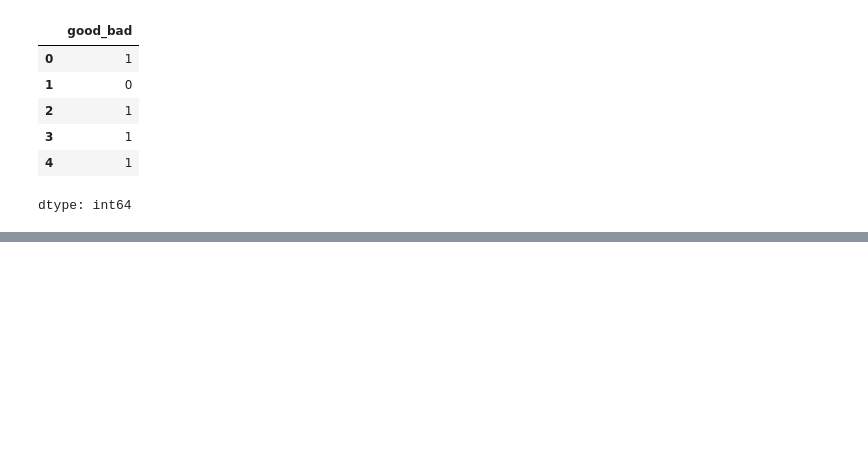
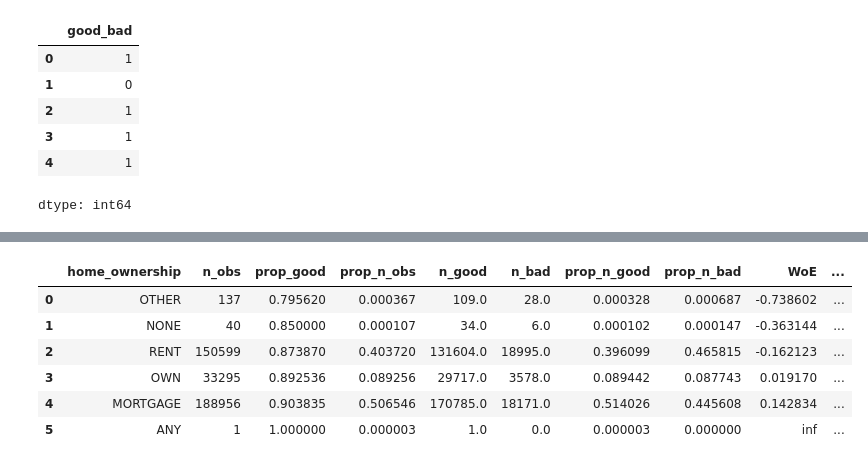
Before and after one commit to Priyan437/Credit-Risk-Analysis-Model, a Jupyter notebook: Credit_Risk_Analysis.ipynb, the cells around one changed output, grey strips where cells are left out. Saved outputs shown, nothing was run; the diff lists cells and outputs as text; code cells hidden in the pictures; blank space fills up the shorter version.

```diff
--- a/Credit_Risk_Analysis.ipynb
+++ b/Credit_Risk_Analysis.ipynb
@@ -396,0 +465,11 @@ dtype: int64
+# %%
+df_temp = woe_discrete(x_train, 'home_ownership', y_train)
+df_temp
+# %% [output]
+|  | home_ownership | n_obs | prop_good | prop_n_obs | n_good | n_bad | prop_n_good | prop_n_bad | WoE | ... |
+| 0 | OTHER | 137 | 0.795620 | 0.000367 | 109.0 | 28.0 | 0.000328 | 0.000687 | -0.738602 | ... |
+| 1 | NONE | 40 | 0.850000 | 0.000107 | 34.0 | 6.0 | 0.000102 | 0.000147 | -0.363144 | ... |
+| 2 | RENT | 150599 | 0.873870 | 0.403720 | 131604.0 | 18995.0 | 0.396099 | 0.465815 | -0.162123 | ... |
+| 3 | OWN | 33295 | 0.892536 | 0.089256 | 29717.0 | 3578.0 | 0.089442 | 0.087743 | 0.019170 | ... |
+| 4 | MORTGAGE | 188956 | 0.903835 | 0.506546 | 170785.0 | 18171.0 | 0.514026 | 0.445608 | 0.142834 | ... |
+| 5 | ANY | 1 | 1.000000 | 0.000003 | 1.0 | 0.0 | 0.000003 | 0.000000 | inf | ... |
```
Also changed, not shown: parts of 13 cells of this notebook.
